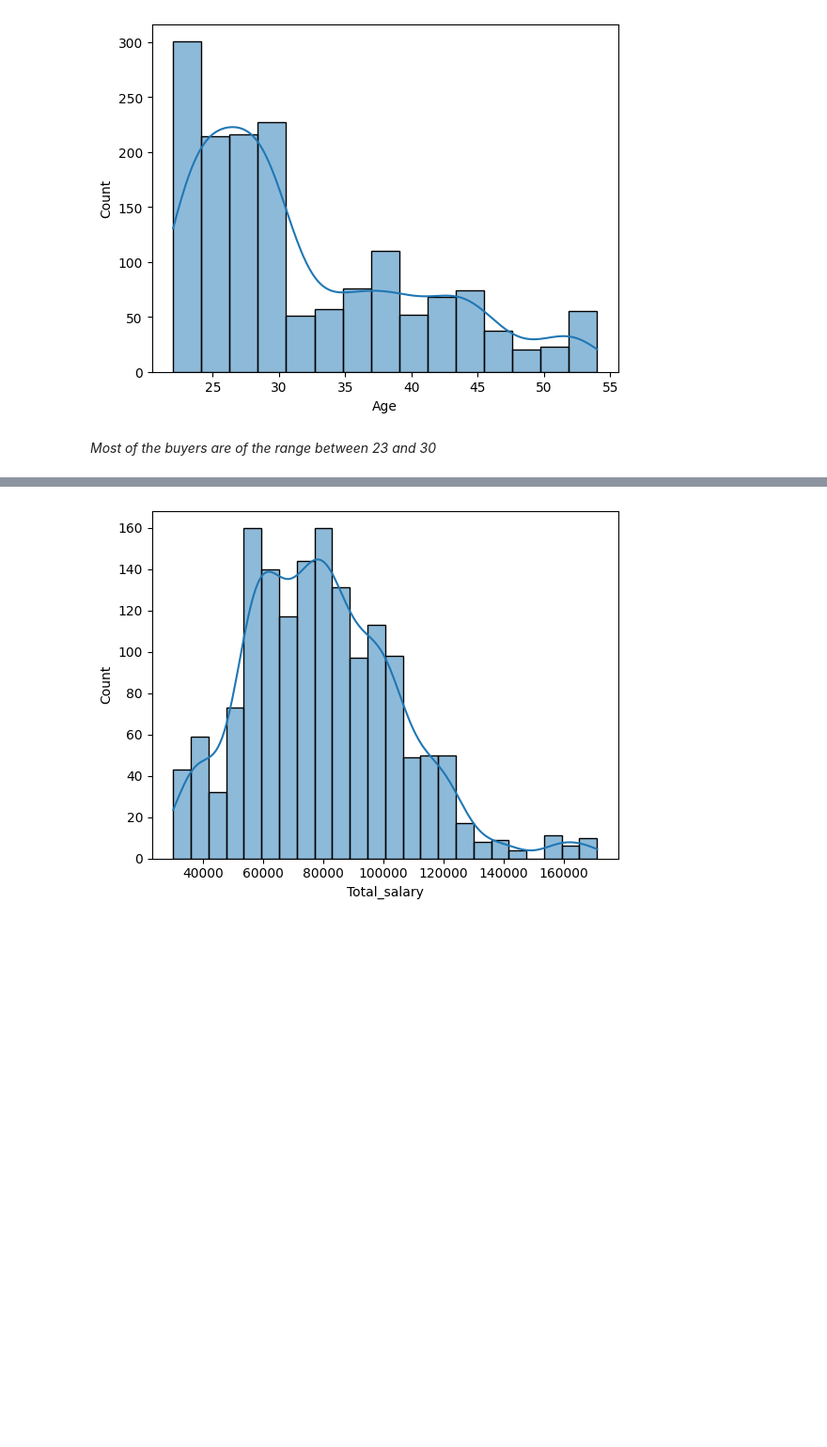
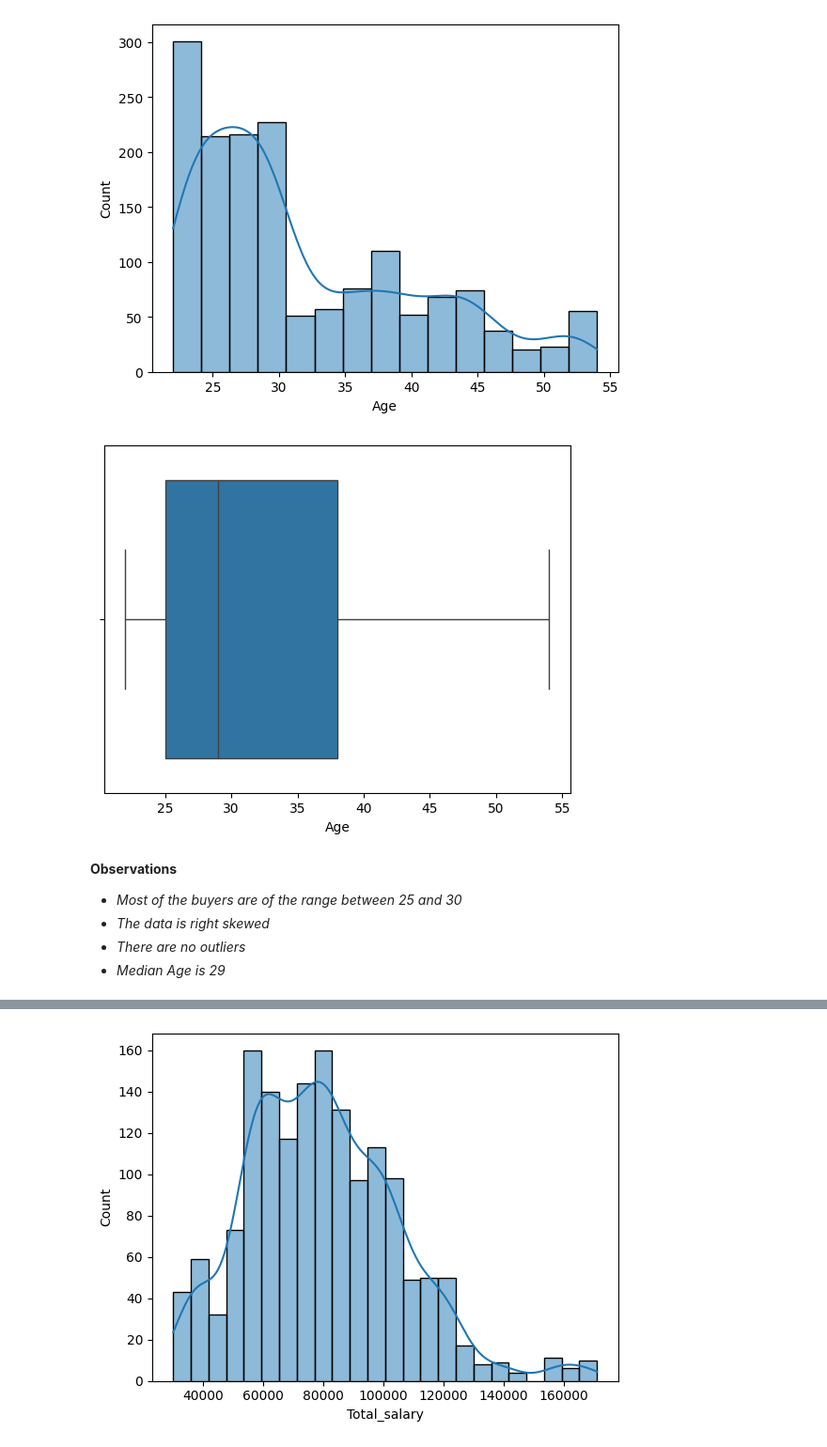
Before and after one commit to sijojoy186/LearnPython, a Jupyter notebook: Projects/AustoAutomobiles.ipynb, the cells around one changed output, grey strips where cells are left out. Shown at 94% size. Drawn from its saved outputs; the diff is of its cells as text; code cells hidden in the pictures; blank space fills up the shorter version.

```diff
--- a/Projects/AustoAutomobiles.ipynb
+++ b/Projects/AustoAutomobiles.ipynb
@@ -214,5 +222,14 @@ df.describe().T
 sns.histplot(data=df, x='Age',kde=True);
 # %% [output]
 [figure]
+# %%
+
+sns.boxplot(data=df, x='Age');
+# %% [output]
+[figure, added]
 # %% [markdown]
-*Most of the buyers are of the range between 23 and 30*
+**Observations**
+*   *Most of the buyers are of the range between 25 and 30*
+*   *The data is right skewed*
+*   *There are no outliers*
+*   *Median Age is 29*
```
Also changed, not shown: parts of 40 cells of this notebook.
